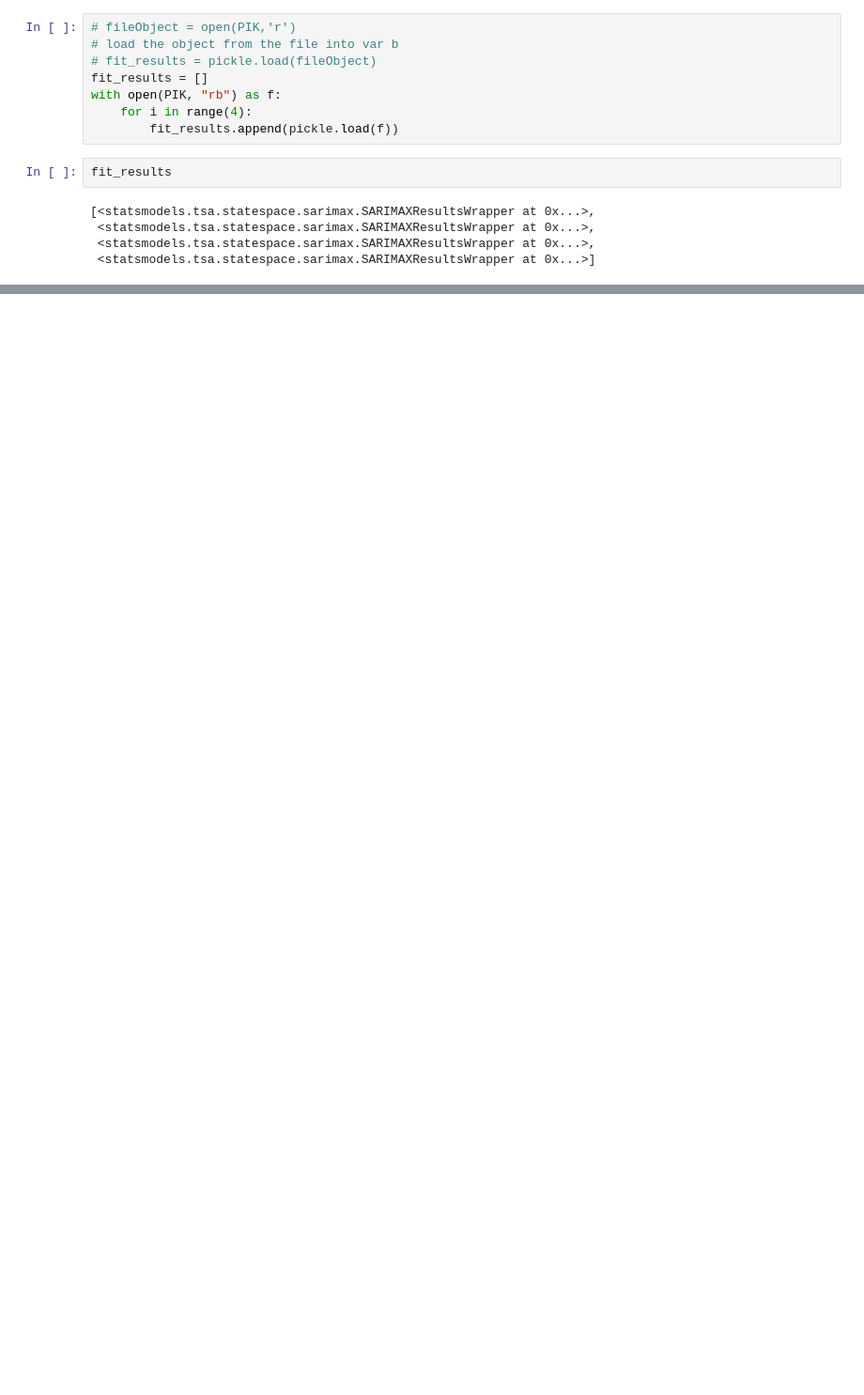
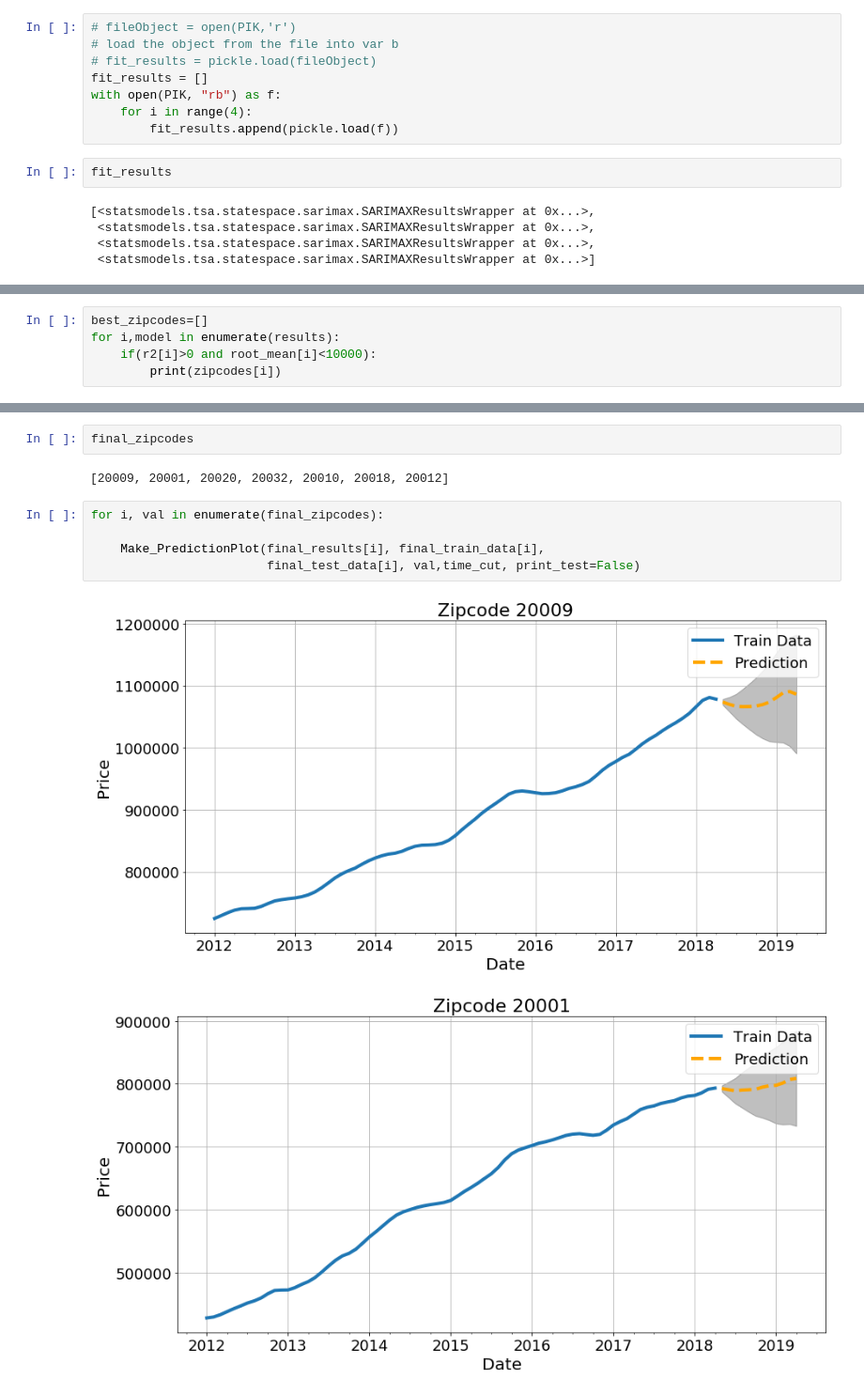
Before and after one commit to angelmanzur/TimeSeries_Zillow_Proj, a Jupyter notebook: Zillow_project-Angel.ipynb, the cells around one changed output, grey strips where cells are left out. Shown at 94% size. Saved outputs shown, nothing was run; the diff lists cells and outputs as text; blank space fills up the shorter version.

```diff
--- a/Zillow_project-Angel.ipynb
+++ b/Zillow_project-Angel.ipynb
@@ -497,0 +444,5 @@ p_params
+# %%
+best_zipcodes=[]
+for i,model in enumerate(results):
+    if(r2[i]>0 and root_mean[i]<10000):
+        print(zipcodes[i])
@@ -497,0 +518,12 @@ p_params
+# %%
+final_zipcodes
+# %% [output]
+[20009, 20001, 20020, 20032, 20010, 20018, 20012]
+# %%
+for i, val in enumerate(final_zipcodes):
+
+    Make_PredictionPlot(final_results[i], final_train_data[i],
+                        final_test_data[i], val,time_cut, print_test=False)
+# %% [output]
+[figure, added]
+[figure, added]
```
Also changed, not shown: parts of 38 cells of this notebook.
